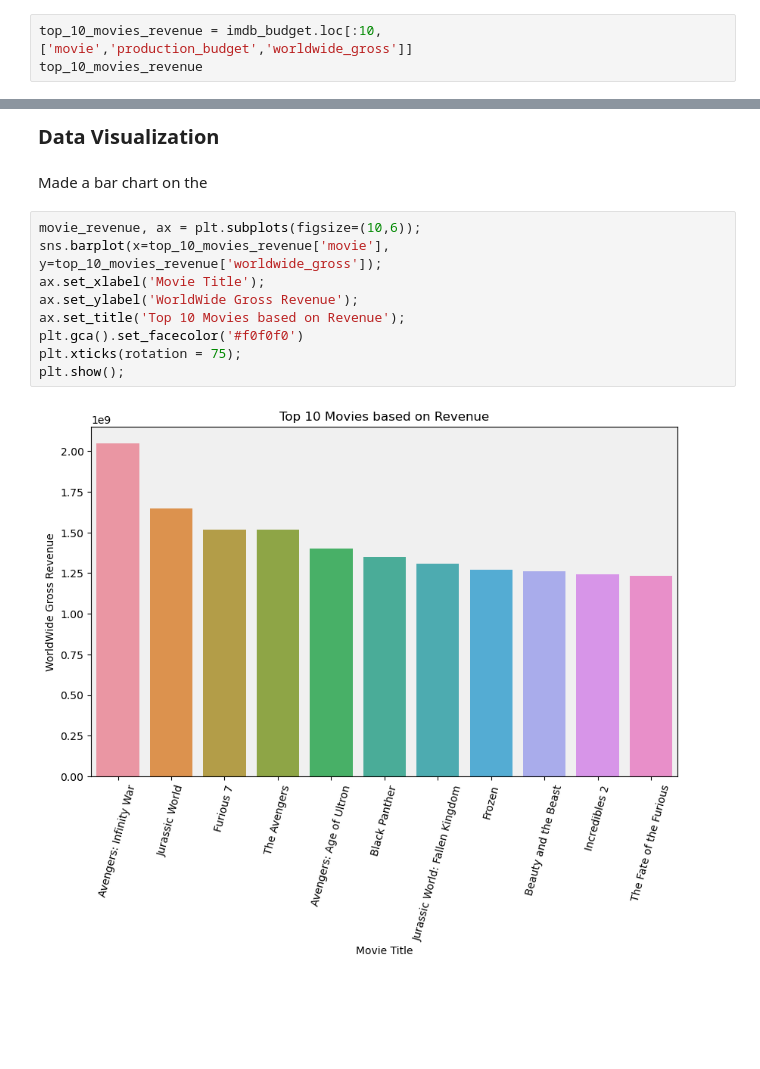
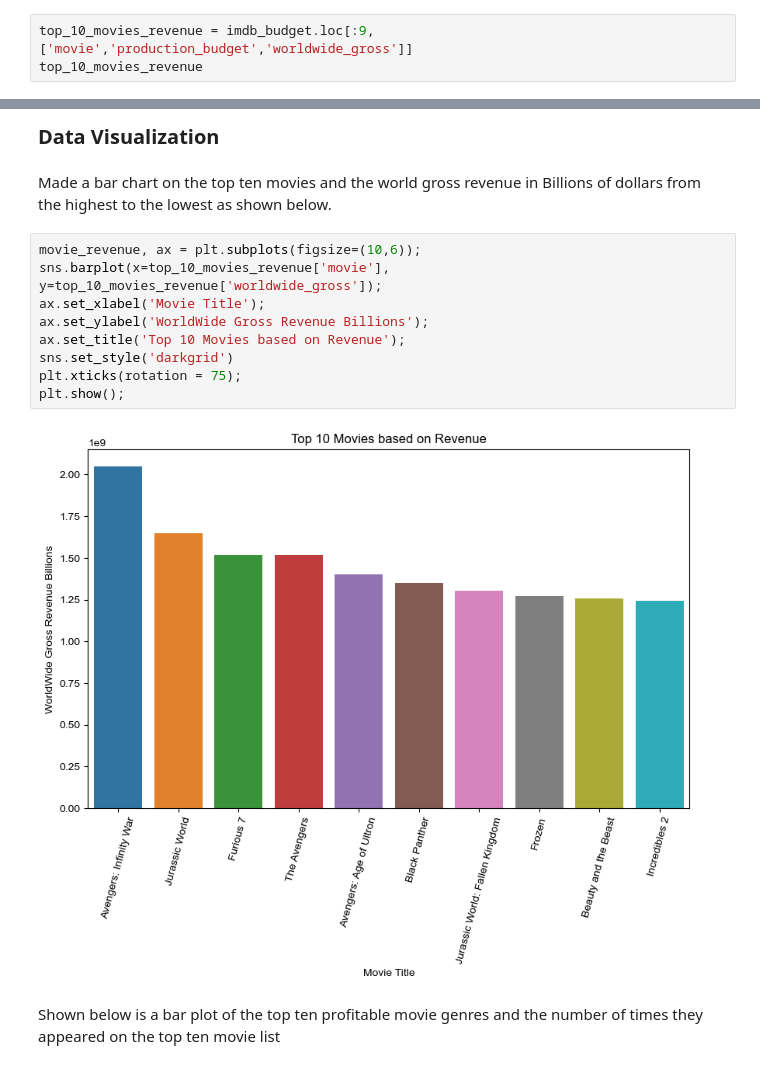
Before and after one commit to IceyPanda23/Phase-1-project, a Jupyter notebook: project.ipynb, the cells around one changed output, grey strips where cells are left out. Cells and saved outputs as stored; diff of their text form; blank space fills up the shorter version.

```diff
--- a/project.ipynb
+++ b/project.ipynb
@@ -407,7 +422,7 @@ We have duplicates since some movies were directed by more than one director but
 # %% [markdown]
 Using the imdb_budget dataframe the top 10 movies based off of worldwise_gross revenue is obtained and we'll assign the dataframe to top_10_movies_revenue.Since the movie_budgets are already assigned as so we'd just take the first 10 movies
 # %%
-top_10_movies_revenue = imdb_budget.loc[:10,['movie','production_budget','worldwide_gross']]
+top_10_movies_revenue = imdb_budget.loc[:9,['movie','production_budget','worldwide_gross']]
 top_10_movies_revenue
 # %% [output]
 |  | movie | production_budget | worldwide_gross |
@@ -473,19 +491,21 @@ top_10_movie_directors
 So by hiring the top 10 movie directors to make a new movie the chances of success of said movie would be high
 # %% [markdown]
 **<span style="font-size:20px;">Data Visualization</span>**
-# %% [markdown]
-Made a bar chart on the
+# %% [markdown]
+Made a bar chart on the top ten movies and the world gross revenue in Billions of dollars from the highest to the lowest as shown below.
 # %%
 movie_revenue, ax = plt.subplots(figsize=(10,6));
 sns.barplot(x=top_10_movies_revenue['movie'], y=top_10_movies_revenue['worldwide_gross']);
 ax.set_xlabel('Movie Title');
-ax.set_ylabel('WorldWide Gross Revenue');
+ax.set_ylabel('WorldWide Gross Revenue Billions');
 ax.set_title('Top 10 Movies based on Revenue');
-plt.gca().set_facecolor('#f0f0f0')
+sns.set_style('darkgrid')
 plt.xticks(rotation = 75);
 plt.show();
 # %% [output]
-[figure, old version]
+[figure, new version]
+# %% [markdown]
+Shown below is a bar plot of the top ten profitable movie genres and the number of times they appeared on the top ten movie list
 # %%
 top_10_genre, ax = plt.subplots(figsize=(10,6))
 genree = list(genre_counts.keys())
```
Also changed, not shown: parts of 27 cells of this notebook, 3 other files.
